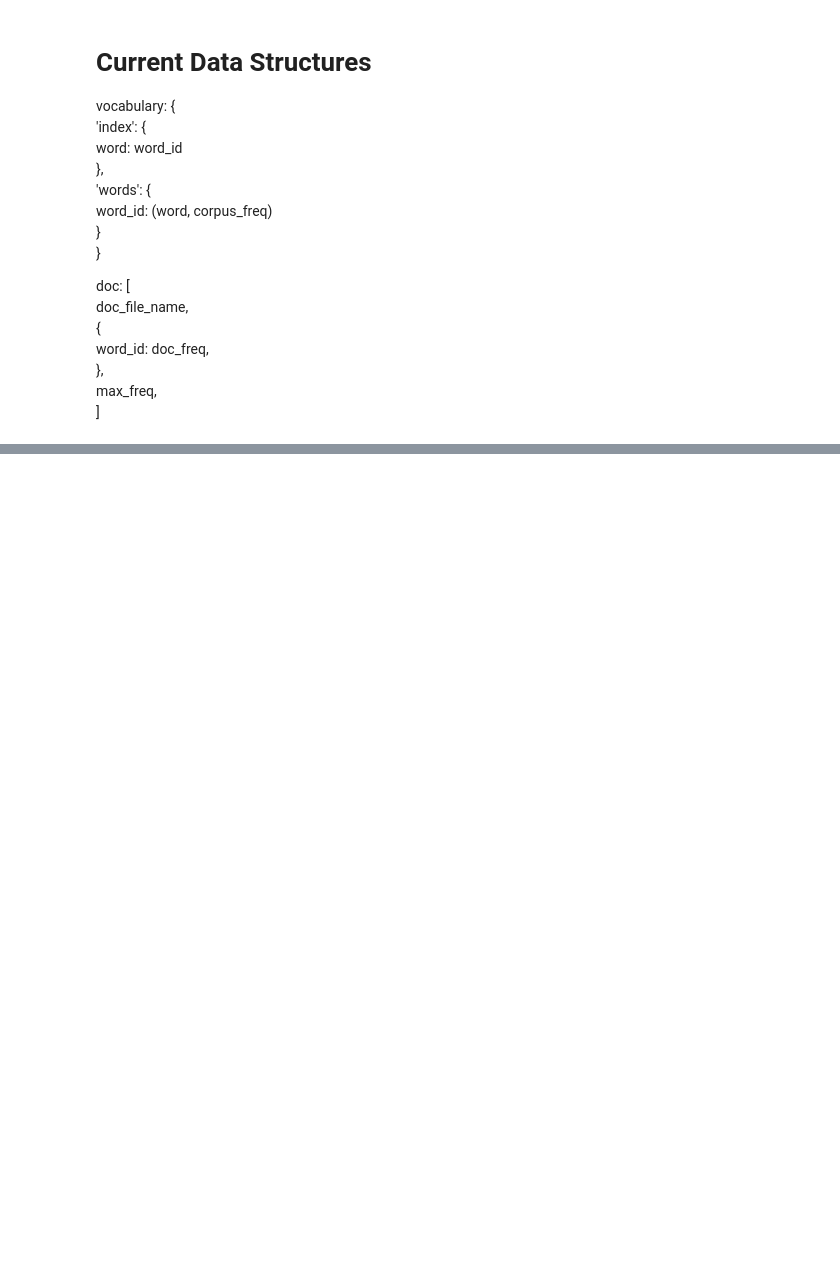
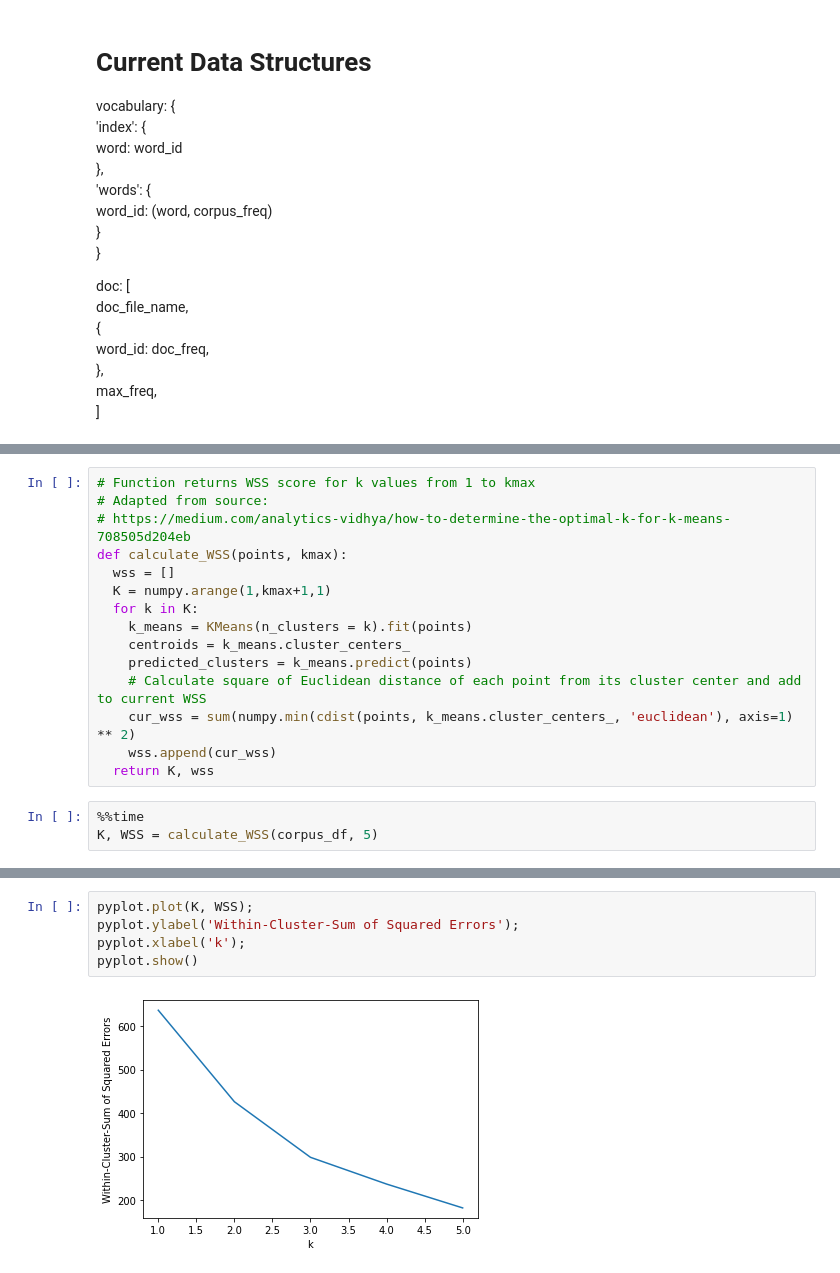
Before and after one commit to use/cord19clustering, a Jupyter notebook: pca_and_kmeans.ipynb, the cells around one changed output, grey strips where cells are left out. Drawn from its saved outputs; the diff is of its cells as text; blank space fills up the shorter version.

```diff
--- a/pca_and_kmeans.ipynb
+++ b/pca_and_kmeans.ipynb
@@ -83,0 +104,18 @@ corpus_reduced.shape
+# %%
+# Function returns WSS score for k values from 1 to kmax
+# Adapted from source:
+# https://medium.com/analytics-vidhya/how-to-determine-the-optimal-k-for-k-means-708505d204eb
+def calculate_WSS(points, kmax):
+  wss = []
+  K = numpy.arange(1,kmax+1,1)
+  for k in K:
+    k_means = KMeans(n_clusters = k).fit(points)
+    centroids = k_means.cluster_centers_
+    predicted_clusters = k_means.predict(points)
+    # Calculate square of Euclidean distance of each point from its cluster center and add to current WSS
+    cur_wss = sum(numpy.min(cdist(points, k_means.cluster_centers_, 'euclidean'), axis=1) ** 2)
+    wss.append(cur_wss)
+  return K, wss
+# %%
+%%time
+K, WSS = calculate_WSS(corpus_df, 5)
@@ -83,0 +124,7 @@ corpus_reduced.shape
+# %%
+pyplot.plot(K, WSS);
+pyplot.ylabel('Within-Cluster-Sum of Squared Errors');
+pyplot.xlabel('k');
+pyplot.show()
+# %% [output]
+[figure, added]
```
Also changed, not shown: parts of 32 cells of this notebook.
